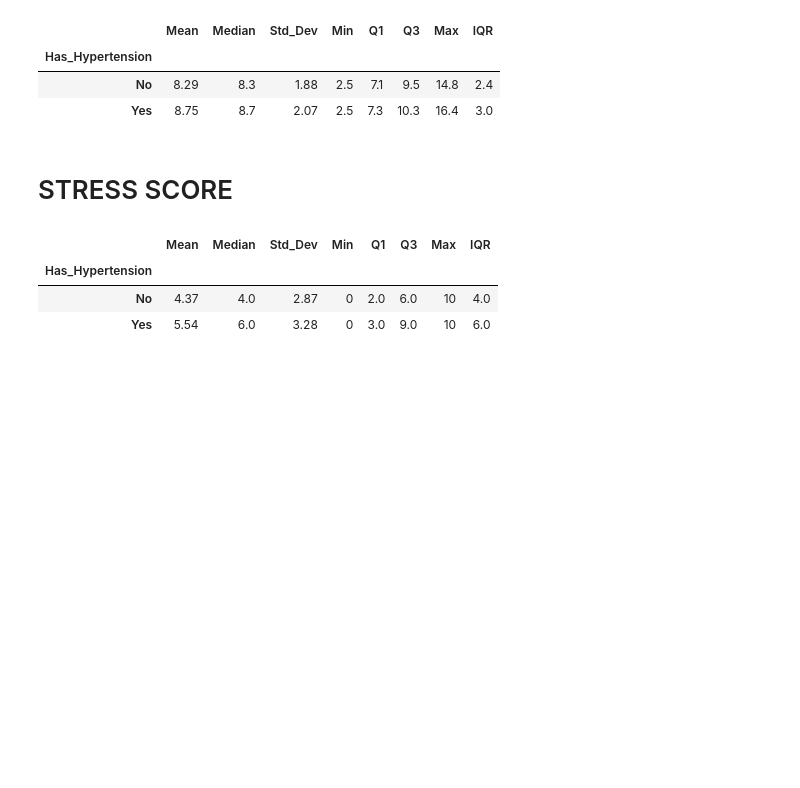
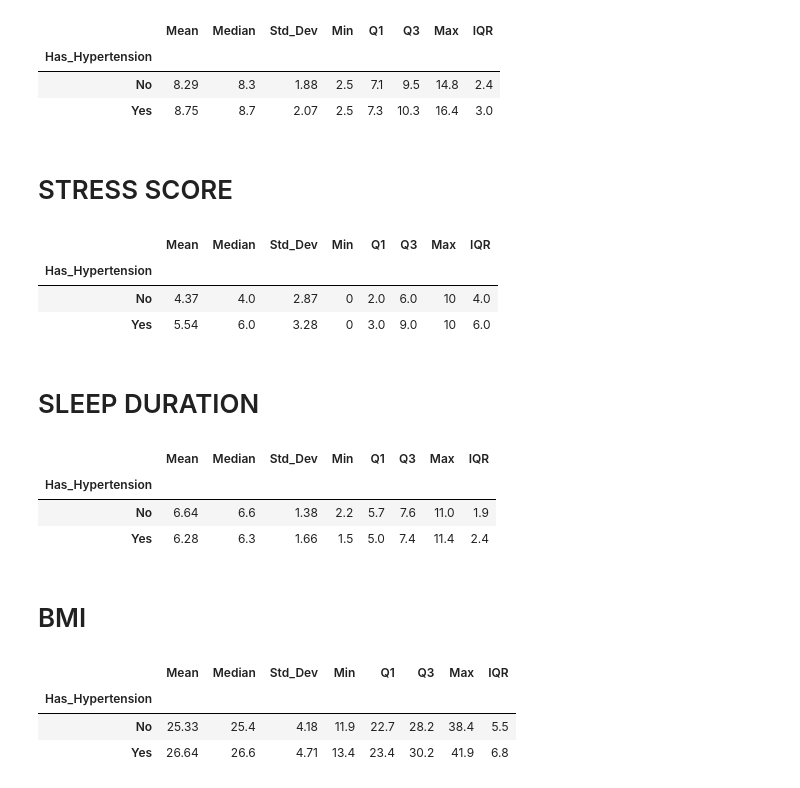
Before and after one commit to edwinomorowa33-Geek/MACHINE_LEARNING_MODEL, a Jupyter notebook: Hypertension/Data-Analysis.ipynb, the cells around one changed output. Cells and saved outputs as stored; diff of their text form; code cells hidden in the pictures; blank space fills up the shorter version.

```diff
--- a/Hypertension/Data-Analysis.ipynb
+++ b/Hypertension/Data-Analysis.ipynb
@@ -274,3 +274,5 @@ stress_summary
 | Has_Hypertension |  |  |  |  |  |  |  |  |
 | No | 4.37 | 4.0 | 2.87 | 0 | 2.0 | 6.0 | 10 | 4.0 |
 | Yes | 5.54 | 6.0 | 3.28 | 0 | 3.0 | 9.0 | 10 | 6.0 |
+# %% [markdown]
+# SLEEP DURATION
@@ -276,0 +324,30 @@ stress_summary
+# %%
+# Summary statistics for Sleep Duration by hypertension status
+sleep_summary = (
+    data
+    .groupby("Has_Hypertension")["Sleep_Duration"]
+    .agg(
+        Mean="mean",
+        Median="median",
+        Std_Dev="std",
+        Min="min",
+        Q1=lambda x: x.quantile(0.25),
+        Q3=lambda x: x.quantile(0.75),
+        Max="max"
+    )
+)
+
+# Add Interquartile Range (IQR)
+sleep_summary["IQR"] = sleep_summary["Q3"] - sleep_summary["Q1"]
+
+# Round for presentation
+sleep_summary = sleep_summary.round(2)
+
+sleep_summary
+# %% [output]
+|  | Mean | Median | Std_Dev | Min | Q1 | Q3 | Max | IQR |
+| Has_Hypertension |  |  |  |  |  |  |  |  |
+| No | 6.64 | 6.6 | 1.38 | 2.2 | 5.7 | 7.6 | 11.0 | 1.9 |
+| Yes | 6.28 | 6.3 | 1.66 | 1.5 | 5.0 | 7.4 | 11.4 | 2.4 |
+# %% [markdown]
+# BMI
@@ -276,0 +399,28 @@ stress_summary
+# %%
+# Summary statistics for BMI by hypertension status
+bmi_summary = (
+    data
+    .groupby("Has_Hypertension")["BMI"]
+    .agg(
+        Mean="mean",
+        Median="median",
+        Std_Dev="std",
+        Min="min",
+        Q1=lambda x: x.quantile(0.25),
+        Q3=lambda x: x.quantile(0.75),
+        Max="max"
+    )
+)
+
+# Add Interquartile Range (IQR)
+bmi_summary["IQR"] = bmi_summary["Q3"] - bmi_summary["Q1"]
+
+# Round for presentation
+bmi_summary = bmi_summary.round(2)
+
+bmi_summary
+# %% [output]
+|  | Mean | Median | Std_Dev | Min | Q1 | Q3 | Max | IQR |
+| Has_Hypertension |  |  |  |  |  |  |  |  |
+| No | 25.33 | 25.4 | 4.18 | 11.9 | 22.7 | 28.2 | 38.4 | 5.5 |
+| Yes | 26.64 | 26.6 | 4.71 | 13.4 | 23.4 | 30.2 | 41.9 | 6.8 |
```
Also changed, not shown: parts of 2 cells of this notebook, 6 other files.
